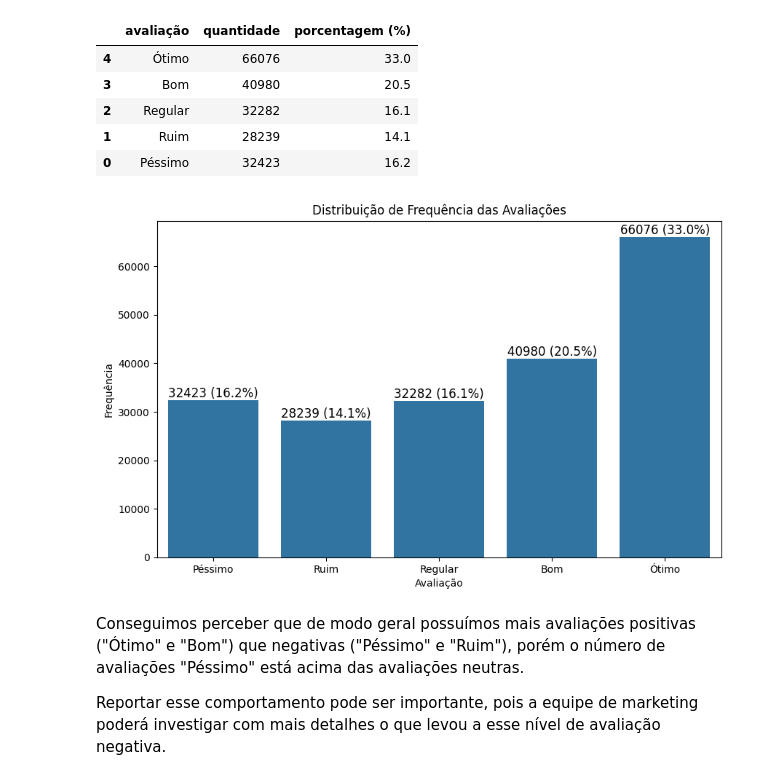
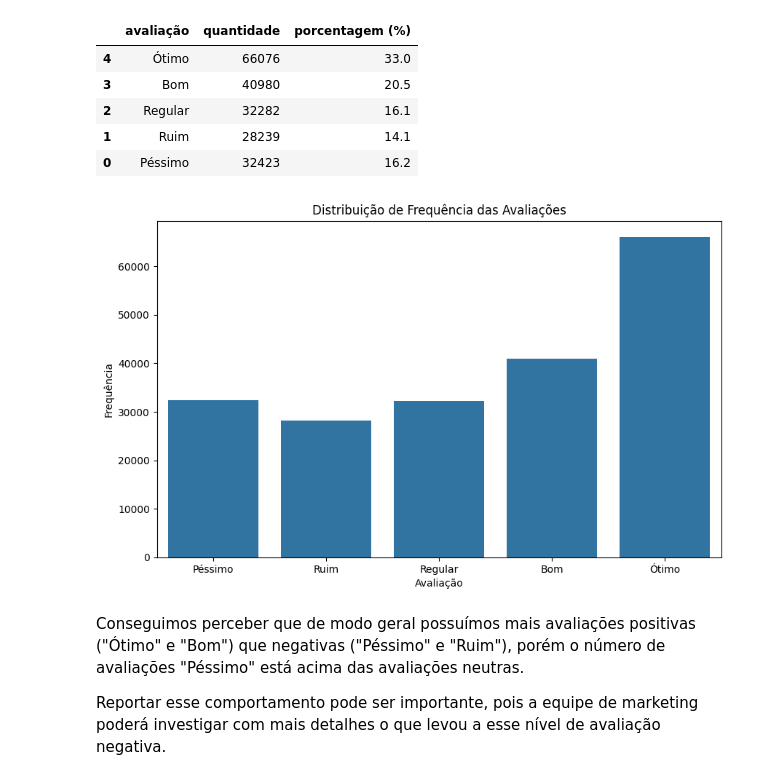
Before and after one commit to JhonCostaDev/oracle_one_alura, a Jupyter notebook: estatistica_ML/Projeto_Inicial_Estatística_com_Python_frequencias_e_medidas.ipynb, the cells around one changed output. Cells and saved outputs as stored; diff of their text form; code cells hidden in the pictures.

```diff
--- a/estatistica_ML/Projeto_Inicial_Estatística_com_Python_frequencias_e_medidas.ipynb
+++ b/estatistica_ML/Projeto_Inicial_Estatística_com_Python_frequencias_e_medidas.ipynb
@@ -410,17 +410,17 @@ import seaborn as sns
 # %%
 plt.figure(figsize=(10, 6))
 sns.barplot(data=freq_avaliacoes, x='avaliação', y='quantidade')
 plt.title("Distribuição de Frequência das Avaliações")
 plt.xlabel("Avaliação")
 plt.ylabel("Frequência")
 
 # Adicionando os rótulos com valores de frequência e porcentagem
-for idx, row in freq_avaliacoes.iterrows():
-    plt.text(idx, row['quantidade'] + 0.1, f'{row['quantidade']} ({row['porcentagem (%)']:.1f}%)', ha='center', va='bottom', fontsize=12)
+# for idx, row in freq_avaliacoes.iterrows():
+#     plt.text(idx, row['quantidade'] + 0.1, f'{row['quantidade']} ({row['porcentagem (%)']:.1f}%)', ha='center', va='bottom', fontsize=12)
 
 plt.show()
 # %% [output]
-[figure, old version]
+[figure, new version]
 # %% [markdown]
 Conseguimos perceber que de modo geral possuímos mais avaliações positivas ("Ótimo" e "Bom") que negativas ("Péssimo" e "Ruim"), porém o número de avaliações "Péssimo" está acima das avaliações neutras.
 
```
Also changed, not shown: parts of 23 cells of this notebook, 1 other file.
